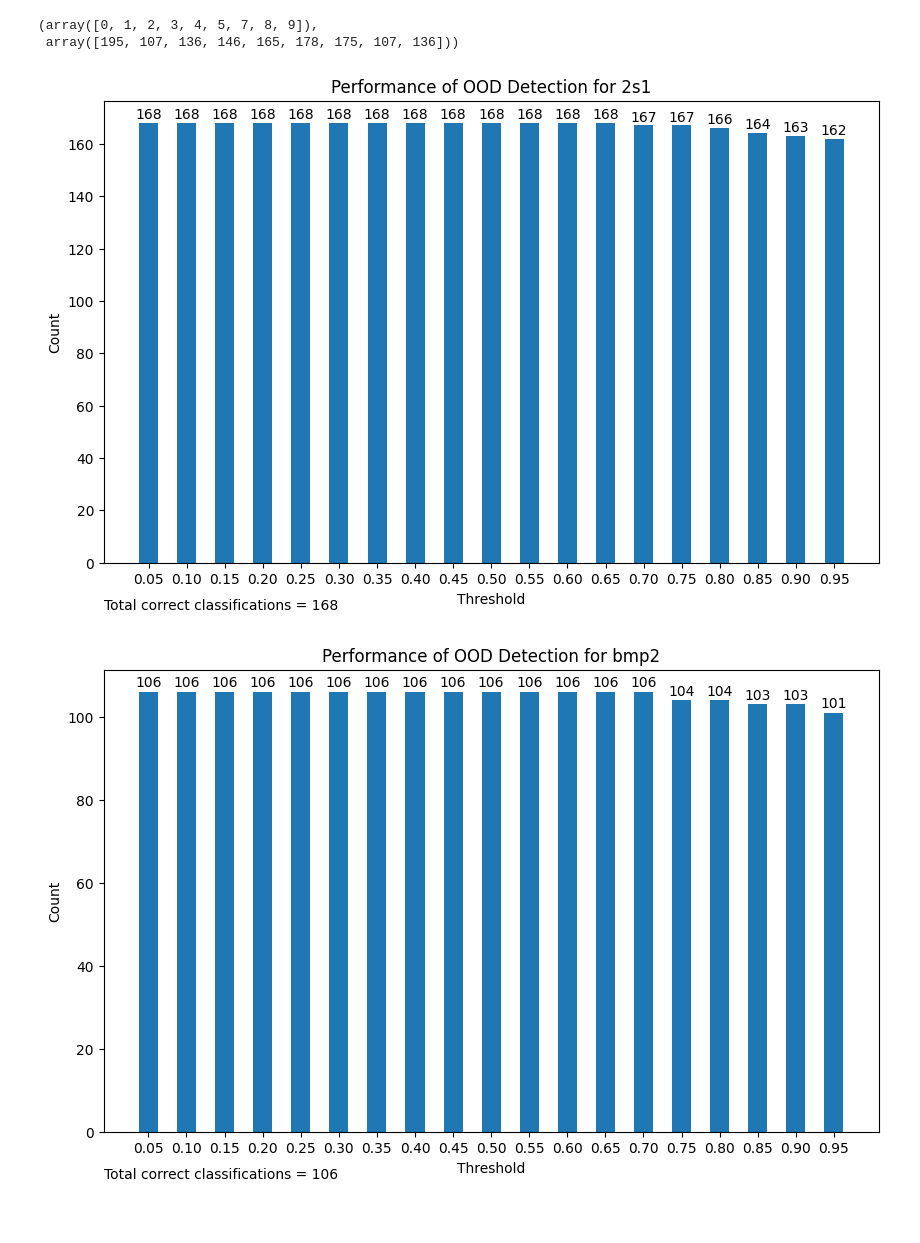
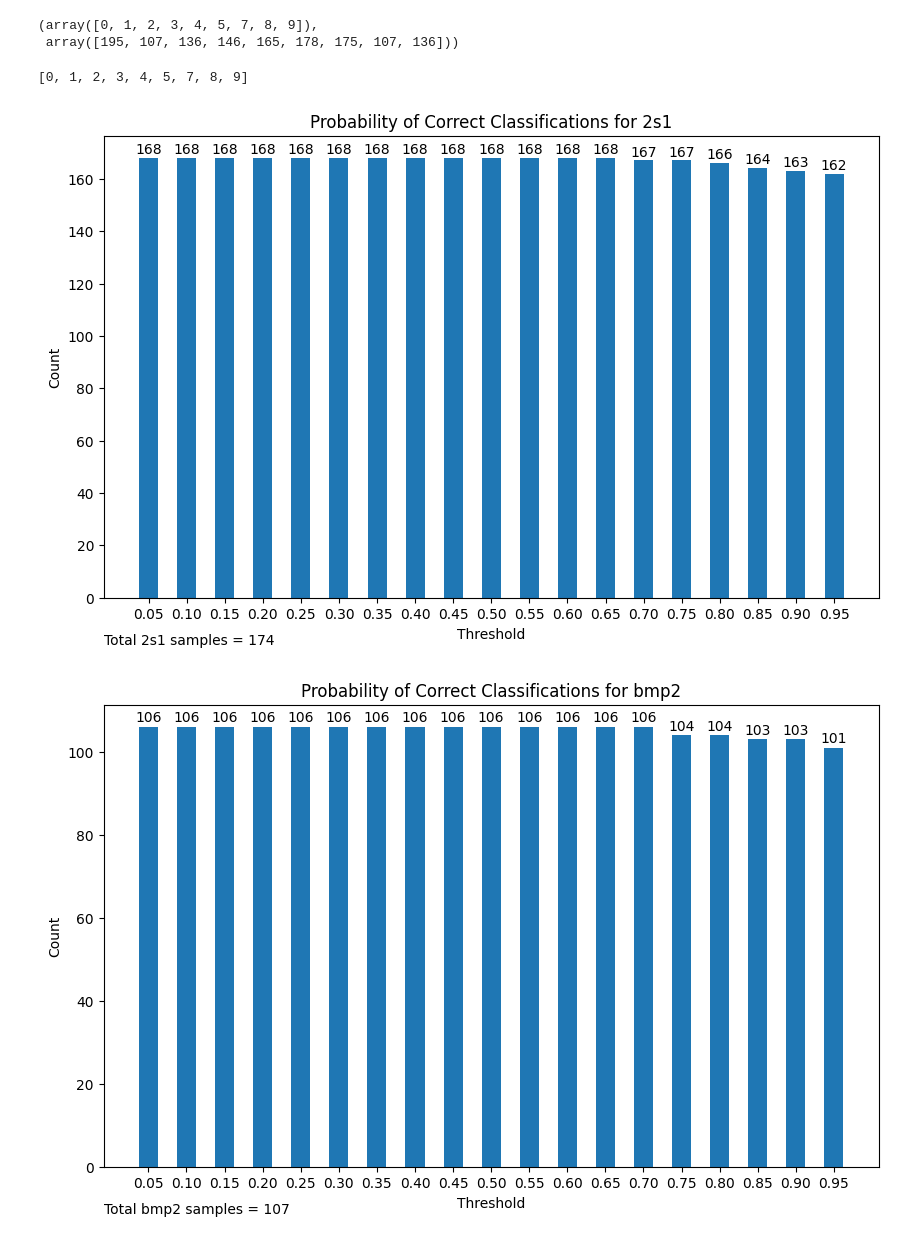
Before and after one commit to alvin-ng44/SAR_ML, a Jupyter notebook: notebooks/SSR/OOD/OOD_m548.ipynb, the cells around one changed output. Drawn from its saved outputs; the diff is of its cells as text; code cells hidden in the pictures.

```diff
--- a/notebooks/SSR/OOD/OOD_m548.ipynb
+++ b/notebooks/SSR/OOD/OOD_m548.ipynb
@@ -43,6 +69,6 @@ def worker_init_fn(worker_id):
     np.random.seed(worker_seed)
     random.seed(worker_seed)
 # %%
-# workspace = "/workspace/alvin/SAR_ML"
-workspace = "/mnt/d/Users/Admin/Projects/dso/SAR_ML"
+workspace = "/workspace/alvin/SAR_ML"
+# workspace = "/mnt/d/Users/Admin/Projects/dso/SAR_ML"
 data_workspace = os.path.join(workspace, "data/SAMPLE")
@@ -95,7 +123,7 @@ for i, seed in enumerate(seed_lst):
 
     # Load your trained weights
     new_model.load_state_dict(torch.load(
-        os.path.join(workspace, f"weights/SSR/OOD/rn18_seed{seed}_b16_rm_{excluded_label_name}.pth"),
+        os.path.join(workspace, f"weights/SSR/OOD/SSR_w_noise/rn18_seed{seed}_b16_rm_{excluded_label_name}.pth"),
         map_location=device
     ))
 
@@ -135,34 +163,38 @@ np.unique(preds_og, return_counts=True)
 # %% [output]
 (array([0, 1, 2, 3, 4, 5, 7, 8, 9]),
  array([195, 107, 136, 146, 165, 178, 175, 107, 136]))
+# %%
+list(inv_label_map.values())
+# %% [output]
+[0, 1, 2, 3, 4, 5, 7, 8, 9]
 # %%
 for j in list(inv_label_map.values()):
     class_label = j
 
     threshold = np.arange(0.05, 1.0, 0.05)
     count_above_threshold = []
     for t in threshold:
         correct_mask = ((labels == class_label) & (preds_og == class_label))
         correct_conf = confidences[correct_mask]
         count_above_threshold.append(np.sum(correct_conf >= t))
     count_above_threshold = np.array(count_above_threshold)
 
     fig = plt.figure(figsize=(10, 6))
     ax = fig.add_subplot(111)
     ax.bar(threshold, count_above_threshold, width=0.025, align='center')
 
     pltlocs, pltticks = plt.xticks()
     ax.set_xticks(threshold, [f"{t:.2f}" for t in threshold])
 
     for i, count in enumerate(count_above_threshold):
         ax.text(threshold[i], count + 0.5, str(count), ha='center', va='bottom')
 
-    ax.text(0, -0.1, f"Total correct classifications = {correct_mask.sum()}", transform=ax.transAxes)
+    ax.text(0, -0.1, f"Total {meas_ds.classes[j]} samples = {(labels == class_label).sum()}", transform=ax.transAxes)
 
     ax.set_xlabel('Threshold')
     ax.set_ylabel('Count')
-    ax.set_title(f'Performance of OOD Detection for {meas_ds.classes[j]}')
+    ax.set_title(f'Probability of Correct Classifications for {meas_ds.classes[j]}')
     plt.show()
 # %% [output]
-[figure, old version]
+[figure, new version]
-[figure, old version]
+[figure, new version]
```
Also changed, not shown: parts of 20 cells of this notebook, 10 other files.
